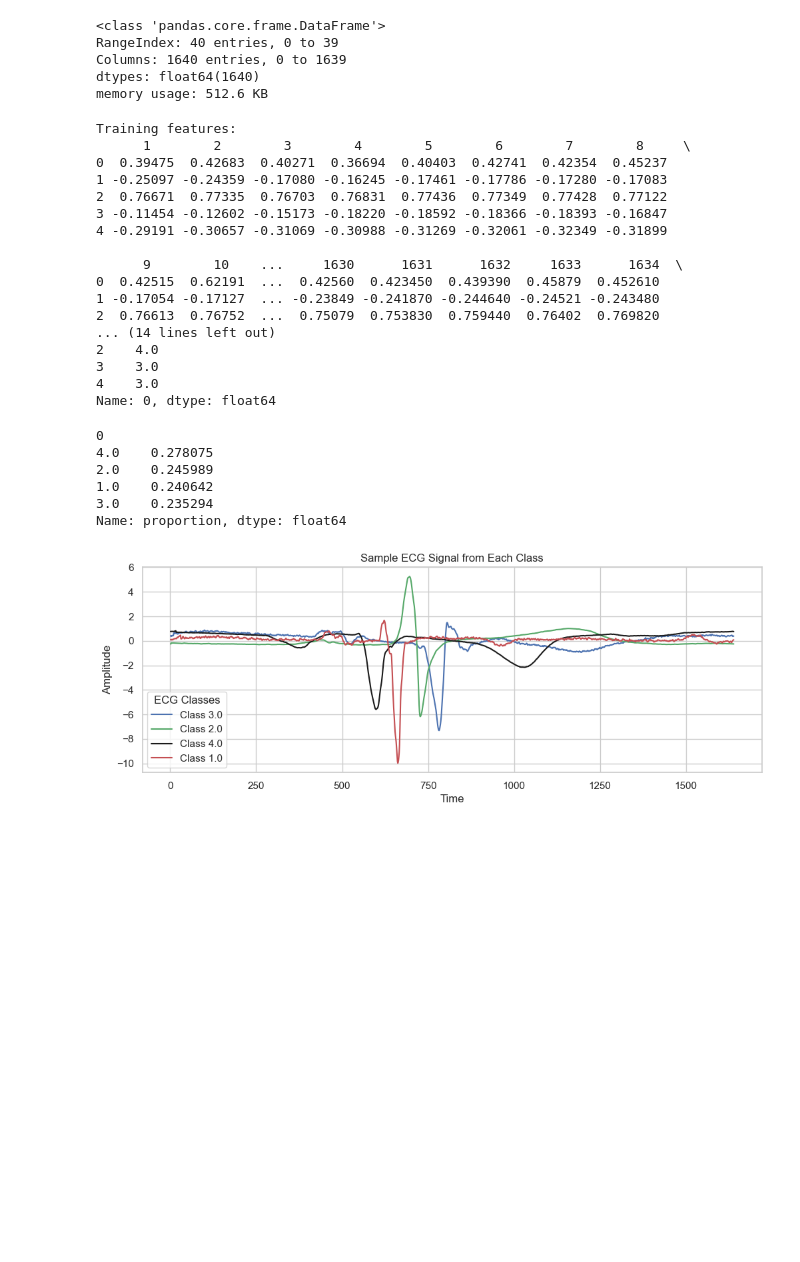
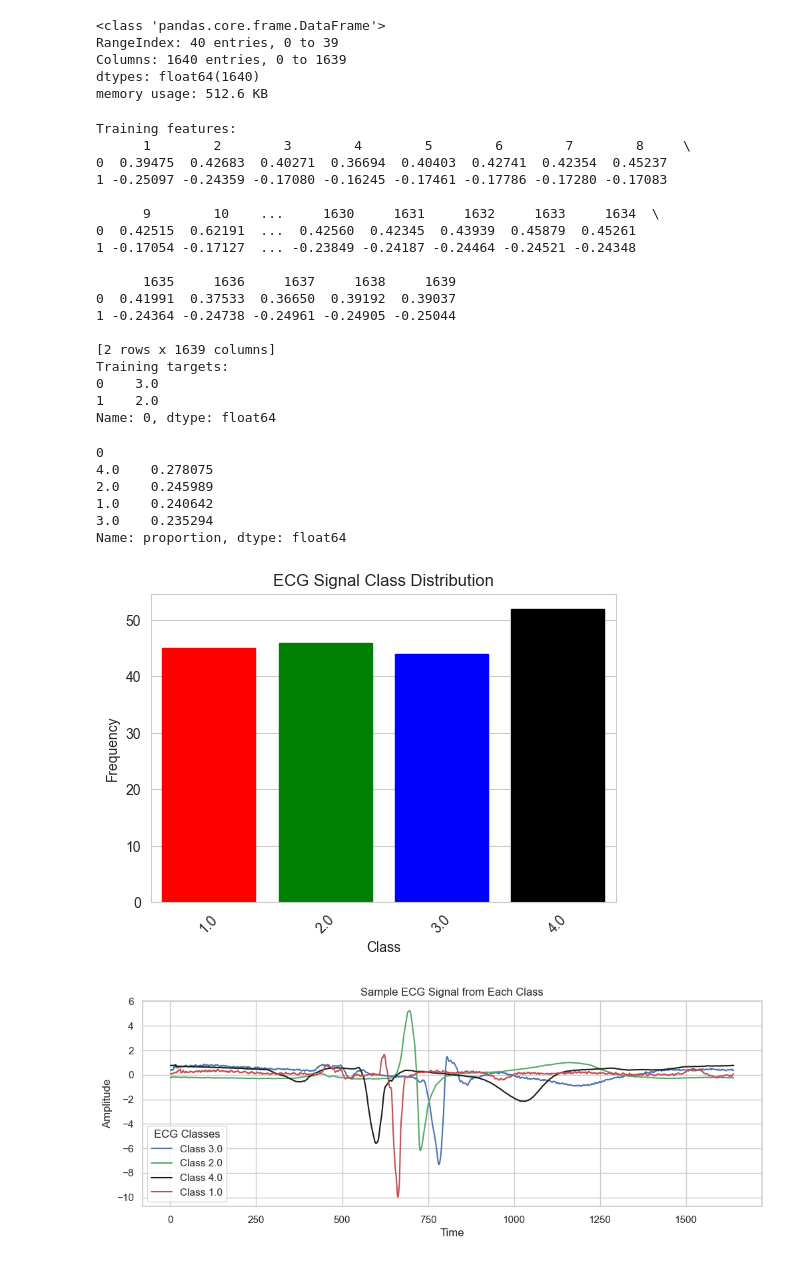
Before and after one commit to mdhabibi/LIME-for-Time-Series, a Jupyter notebook: notebooks/main.ipynb, the cells around one changed output. Saved outputs shown, nothing was run; the diff lists cells and outputs as text; code cells hidden in the pictures; blank space fills up the shorter version.

```diff
--- a/notebooks/main.ipynb
+++ b/notebooks/main.ipynb
@@ -65,31 +66,32 @@ Columns: 1640 entries, 0 to 1639
 dtypes: float64(1640)
 memory usage: 512.6 KB
 # %%
-# Split train dataset into 1 column for targets/classes and features
-from data_preprocess import split_data
+# Split train dataset into one column as targets/classes and rest as features
+ecg_train_x, ecg_train_y = split_data(ecg_train, target_column=0, split=True)
 
-ecg_train_x, ecg_train_y = split_data(ecg_train, target_column=0, split=True)
 print("Training features:")
-print(ecg_train_x.head())
+print(ecg_train_x.head(2))
+
 print("Training targets:")
-print(ecg_train_y.head())
+print(ecg_train_y.head(2))
 # %% [output]
 Training features:
       1        2        3        4        5        6        7        8     \
 0  0.39475  0.42683  0.40271  0.36694  0.40403  0.42741  0.42354  0.45237
 1 -0.25097 -0.24359 -0.17080 -0.16245 -0.17461 -0.17786 -0.17280 -0.17083
-2  0.76671  0.77335  0.76703  0.76831  0.77436  0.77349  0.77428  0.77122
-3 -0.11454 -0.12602 -0.15173 -0.18220 -0.18592 -0.18366 -0.18393 -0.16847
-4 -0.29191 -0.30657 -0.31069 -0.30988 -0.31269 -0.32061 -0.32349 -0.31899
 
-      9        10    ...     1630      1631      1632     1633      1634  \
-0  0.42515  0.62191  ...  0.42560  0.423450  0.439390  0.45879  0.452610
-1 -0.17054 -0.17127  ... -0.23849 -0.241870 -0.244640 -0.24521 -0.243480
-2  0.76613  0.76752  ...  0.75079  0.753830  0.759440  0.76402  0.769820
-... (14 lines left out)
-2    4.0
-3    3.0
-4    3.0
+      9        10    ...     1630     1631     1632     1633     1634  \
+0  0.42515  0.62191  ...  0.42560  0.42345  0.43939  0.45879  0.45261
+1 -0.17054 -0.17127  ... -0.23849 -0.24187 -0.24464 -0.24521 -0.24348
+
+      1635     1636     1637     1638     1639
+0  0.41991  0.37533  0.36650  0.39192  0.39037
+1 -0.24364 -0.24738 -0.24961 -0.24905 -0.25044
+
+[2 rows x 1639 columns]
+Training targets:
+0    3.0
+1    2.0
 Name: 0, dtype: float64
 # %%
 # Check for Class Imbalance
@@ -101,4 +103,9 @@ print(ecg_train_y.value_counts(normalize=True))
 1.0    0.240642
 3.0    0.235294
 Name: proportion, dtype: float64
+# %%
+# Plots the distribution of classes using a bar chart
+plot_class_distribution(ecg_train_y, title="ECG Signal Class Distribution")
+# %% [output]
+[figure, added]
 # %%
```
Also changed, not shown: parts of 38 cells of this notebook, 8 other files.
